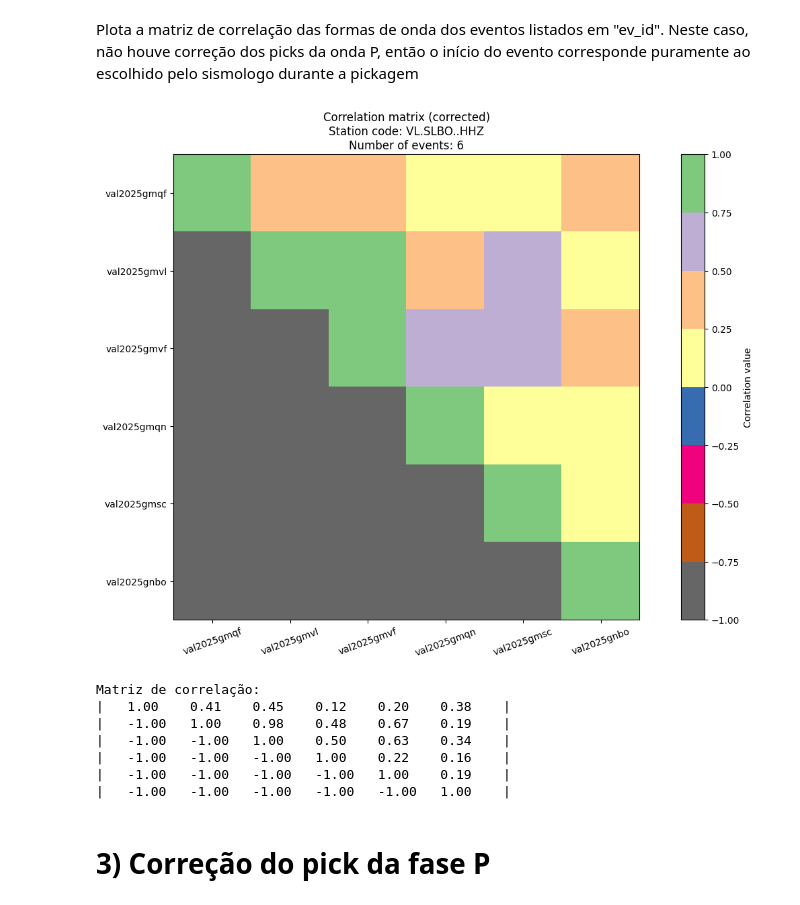
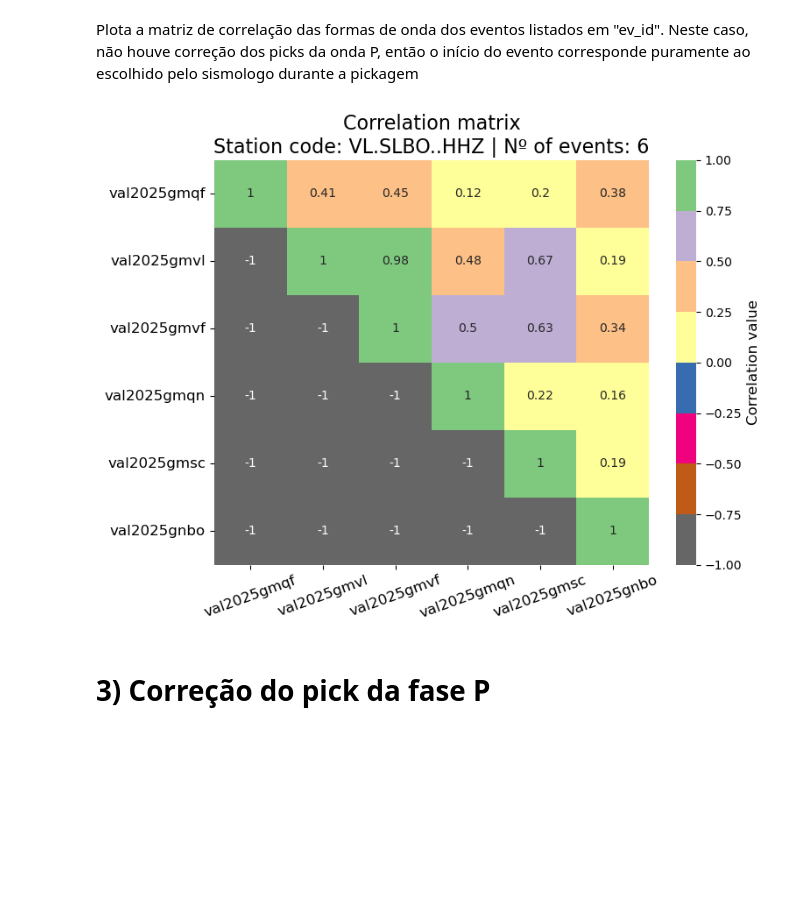
Before and after one commit to FernandoL12/IC-Seismology-2025, a Jupyter notebook: Correlation.ipynb, the cells around one changed output. Cells and saved outputs as stored; diff of their text form; code cells hidden in the pictures; blank space fills up the shorter version.

```diff
--- a/Correlation.ipynb
+++ b/Correlation.ipynb
@@ -347,19 +358,12 @@ size = len(ev_id)
 # Estação que será extraída a forma de onda
 station = 'VL.SLBO..HHZ'
 # %%
-corr_M = corr_matrix(ev_id, station, t0=0, phase=["P"], fmin=2,fmax=10, start1=0.5,start2=0.5, end1=2,end2=2, maxshift=0, n_samples=None, correction=False,
-                plot=True, figsize=(16,9), cmap='Accent_r')
-
-plot_matrix(ev_id, corr_M)
+corr_M = corr_matrix(ev_id, station, t0=0, phase=["P"], fmin=2,fmax=10, start1=0.5,start2=0.5, end1=2,end2=2, maxshift=0, n_samples=None, correction=False)
-# %% [output]
-[figure, removed]
-Matriz de correlação:
-|   1.00    0.41    0.45    0.12    0.20    0.38    |
-|   -1.00   1.00    0.98    0.48    0.67    0.19    |
-|   -1.00   -1.00   1.00    0.50    0.63    0.34    |
-|   -1.00   -1.00   -1.00   1.00    0.22    0.16    |
-|   -1.00   -1.00   -1.00   -1.00   1.00    0.19    |
-|   -1.00   -1.00   -1.00   -1.00   -1.00   1.00    |
+# %%
+plot_matrix(corr_M, ev_id)
+# print_matrix(corr_M, ev_id)
+# %% [output]
+[figure, added]
 # %% [markdown]
 # 3) Correção do pick da fase P
 # %% [markdown]
```
Also changed, not shown: parts of 9 cells of this notebook.
